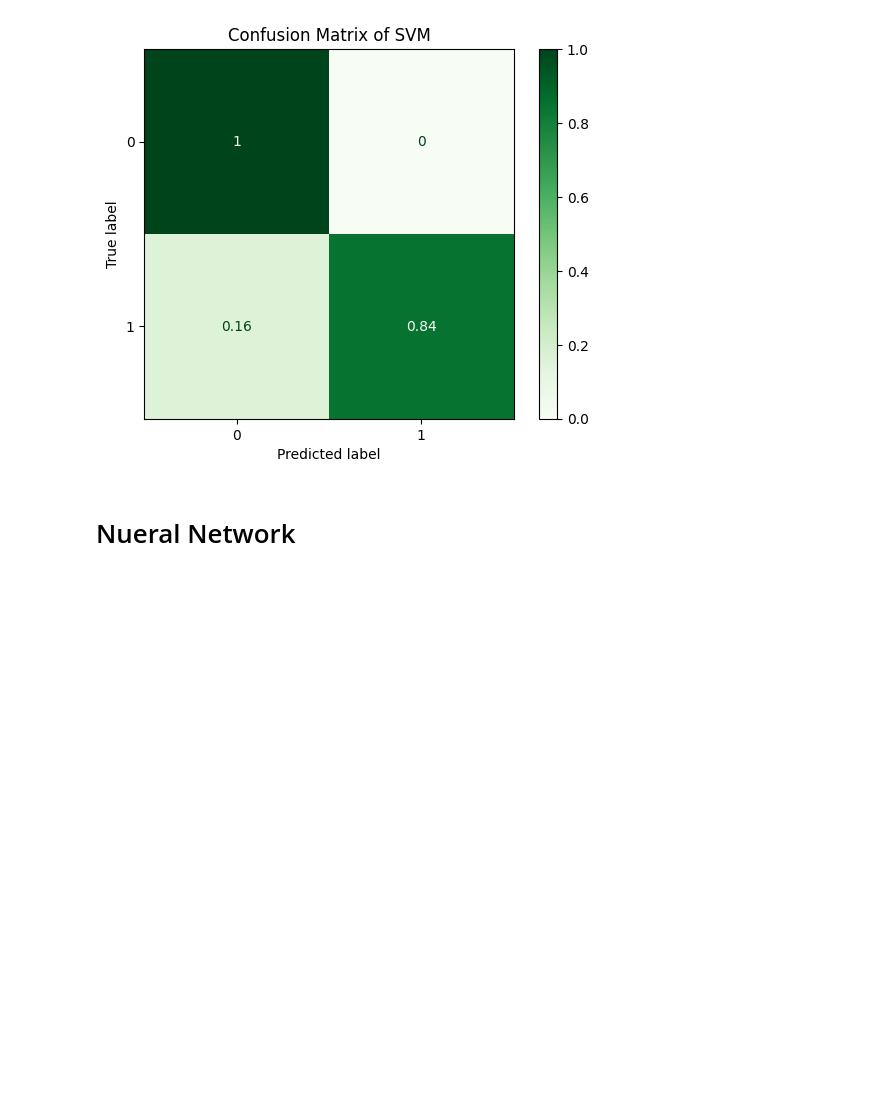
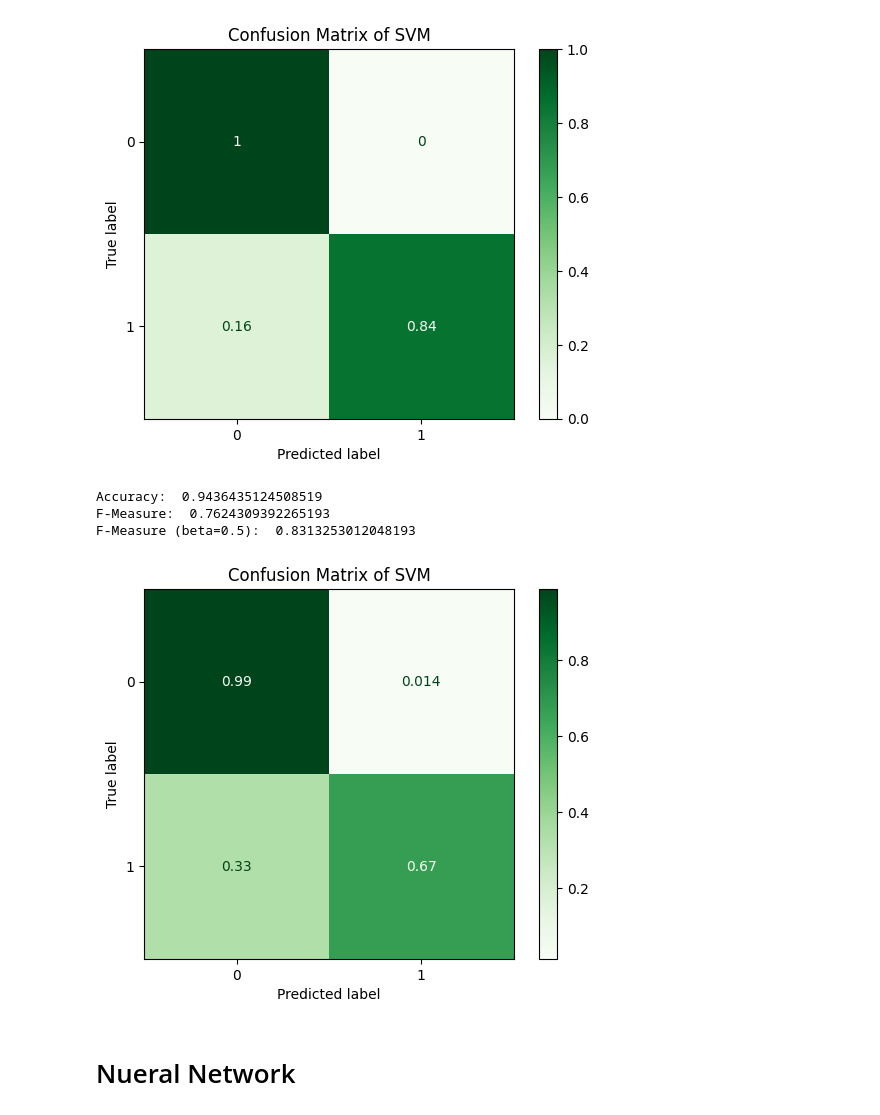
Before and after one commit to Darzuo/cs4641-code, a Jupyter notebook: exploration.ipynb, the cells around one changed output. Saved outputs shown, nothing was run; the diff lists cells and outputs as text; code cells hidden in the pictures; blank space fills up the shorter version.

```diff
--- a/exploration.ipynb
+++ b/exploration.ipynb
@@ -503,22 +503,27 @@ F-Measure (beta=0.5):  0.9645232815964522
 # %%
 from sklearn import svm
 
 clf = svm.SVC()
 clf.fit(X_train_PCA, y_train)
-y_pred = clf.predict(X_test)
+y_pred = clf.predict(X_test_PCA)
 
 # Print accuracy
 print("Accuracy: ", accuracy_score(y_test, y_pred))
 # Print f-score
 print("F-Measure: ", f1_score(y_test, y_pred))
 print("F-Measure (beta=0.5): ", fbeta_score(y_test, y_pred, beta=0.5))
 
 # Print confusion matrix
 ConfusionMatrixDisplay.from_predictions(
     y_test, y_pred, normalize="true", cmap="Greens"
 )
 plt.title("Confusion Matrix of SVM")
 plt.show()
+# %% [output]
+Accuracy:  0.9436435124508519
+F-Measure:  0.7624309392265193
+F-Measure (beta=0.5):  0.8313253012048193
+[figure, added]
 # %% [markdown]
 # Nueral Network
 # %%
```
Also changed, not shown: parts of 1 cell of this notebook.
